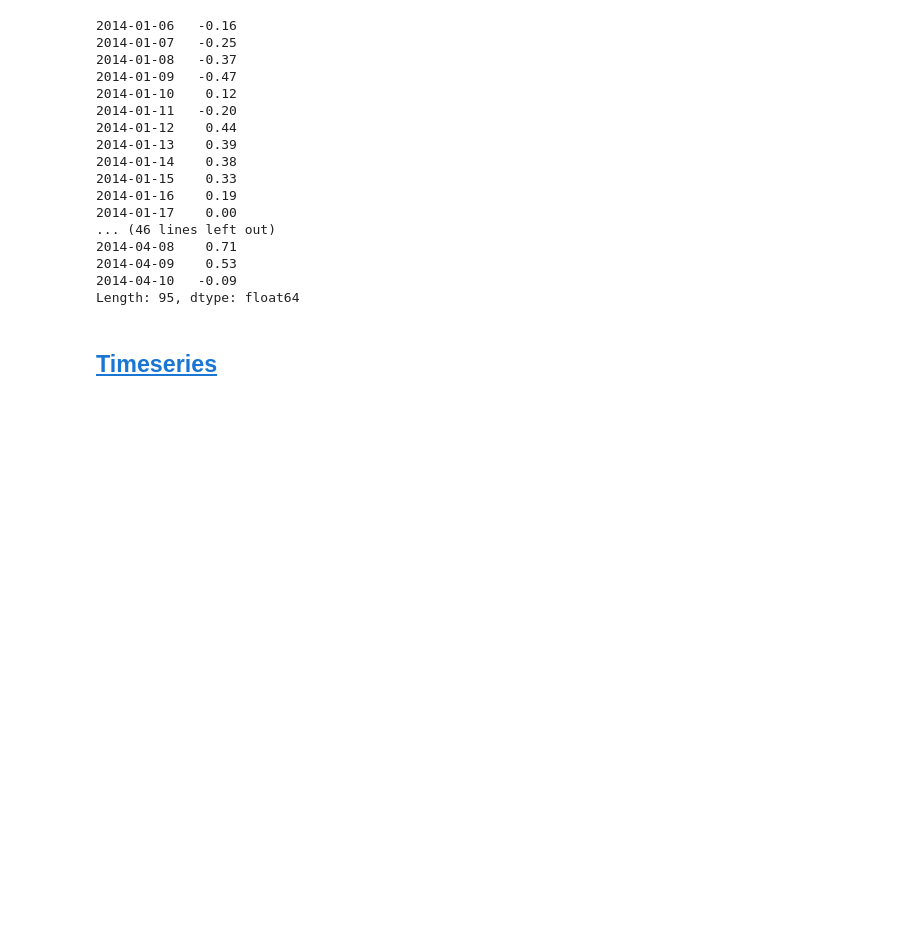
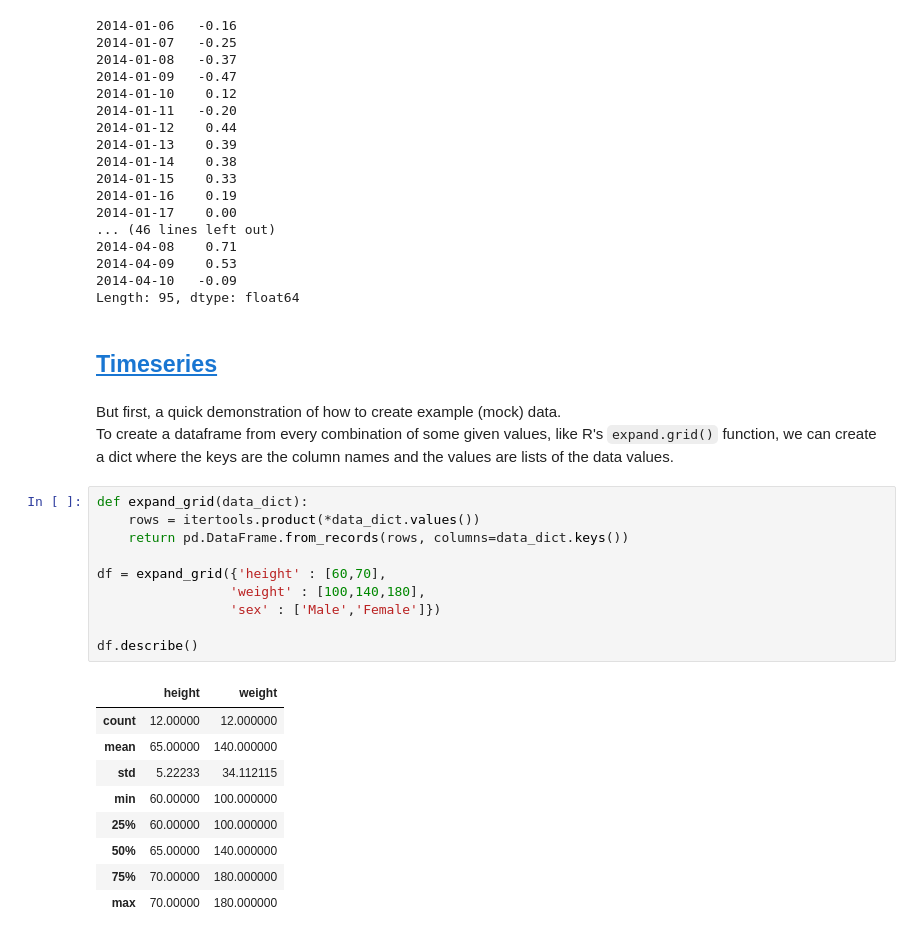
Before and after one commit to bgroveben/python3_machine_learning_projects, a Jupyter notebook: learn_kaggle/pandas/pandas_cookbook.ipynb, the cells around one changed output. Drawn from its saved outputs; the diff is of its cells as text; blank space fills up the shorter version.

```diff
--- a/learn_kaggle/pandas/pandas_cookbook.ipynb
+++ b/learn_kaggle/pandas/pandas_cookbook.ipynb
@@ -1464,3 +1464,26 @@ s.round(2)
 Length: 95, dtype: float64
 # %% [markdown]
 ## [Timeseries](https://pandas.pydata.org/pandas-docs/stable/cookbook.html#timeseries)
+# %% [markdown]
+But first, a quick demonstration of how to create example (mock) data.
+To create a dataframe from every combination of some given values, like R's `expand.grid()` function, we can create a dict where the keys are the column names and the values are lists of the data values.
+# %%
+def expand_grid(data_dict):
+    rows = itertools.product(*data_dict.values())
+    return pd.DataFrame.from_records(rows, columns=data_dict.keys())
+
+df = expand_grid({'height' : [60,70],
+                 'weight' : [100,140,180],
+                 'sex' : ['Male','Female']})
+
+df.describe()
+# %% [output]
+|  | height | weight |
+| count | 12.00000 | 12.000000 |
+| mean | 65.00000 | 140.000000 |
+| std | 5.22233 | 34.112115 |
+| min | 60.00000 | 100.000000 |
+| 25% | 60.00000 | 100.000000 |
+| 50% | 65.00000 | 140.000000 |
+| 75% | 70.00000 | 180.000000 |
+| max | 70.00000 | 180.000000 |
```
Also changed, not shown: parts of 1 cell of this notebook.
